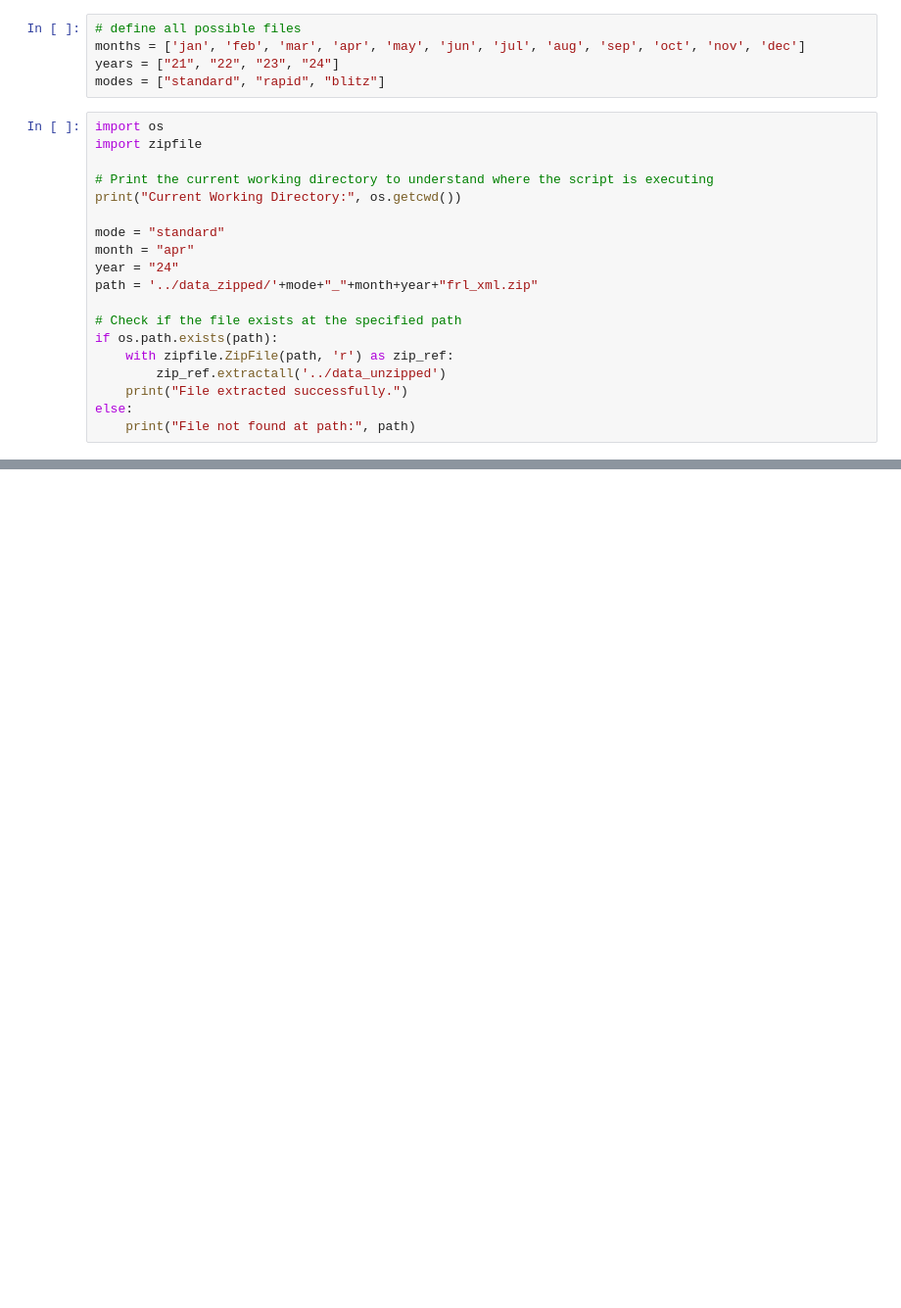
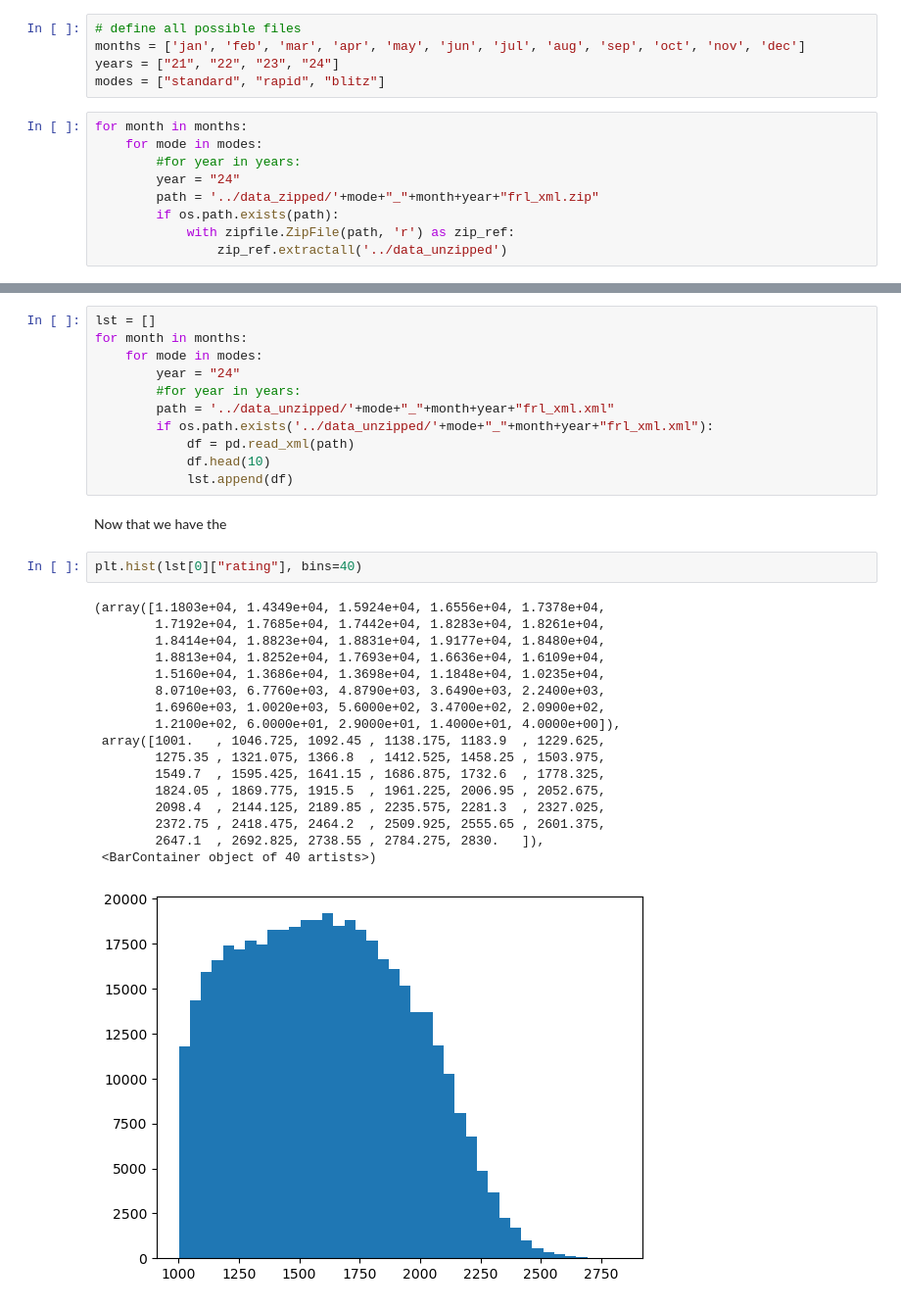
Before and after one commit to koalapowered/da_project, a Jupyter notebook: main/EDA.ipynb, the cells around one changed output, grey strips where cells are left out. Shown at 98% size. Drawn from its saved outputs; the diff is of its cells as text; blank space fills up the shorter version.

Commit message:
trying to extract info from the xml files

```diff
--- a/main/EDA.ipynb
+++ b/main/EDA.ipynb
@@ -29,21 +31,11 @@ months = ['jan', 'feb', 'mar', 'apr', 'may', 'jun', 'jul', 'aug', 'sep', 'oct',
 years = ["21", "22", "23", "24"]
 modes = ["standard", "rapid", "blitz"]
 # %%
-import os
-import zipfile
-
-# Print the current working directory to understand where the script is executing
-print("Current Working Directory:", os.getcwd())
-
-mode = "standard"
-month = "apr"
-year = "24"
-path = '../data_zipped/'+mode+"_"+month+year+"frl_xml.zip"
-
-# Check if the file exists at the specified path
-if os.path.exists(path):
-    with zipfile.ZipFile(path, 'r') as zip_ref:
-        zip_ref.extractall('../data_unzipped')
-    print("File extracted successfully.")
-else:
-    print("File not found at path:", path)
+for month in months:
+    for mode in modes:
+        #for year in years:
+        year = "24"
+        path = '../data_zipped/'+mode+"_"+month+year+"frl_xml.zip"
+        if os.path.exists(path):
+            with zipfile.ZipFile(path, 'r') as zip_ref:
+                zip_ref.extractall('../data_unzipped')
@@ -77,0 +42,33 @@ extract_all_zip_files(source_dir, destination_dir)
+# %%
+lst = []
+for month in months:
+    for mode in modes:
+        year = "24"
+        #for year in years:
+        path = '../data_unzipped/'+mode+"_"+month+year+"frl_xml.xml"
+        if os.path.exists('../data_unzipped/'+mode+"_"+month+year+"frl_xml.xml"):
+            df = pd.read_xml(path)
+            df.head(10)
+            lst.append(df)
+# %% [markdown]
+Now that we have the
+# %%
+plt.hist(lst[0]["rating"], bins=40)
+# %% [output]
+(array([1.1803e+04, 1.4349e+04, 1.5924e+04, 1.6556e+04, 1.7378e+04,
+        1.7192e+04, 1.7685e+04, 1.7442e+04, 1.8283e+04, 1.8261e+04,
+        1.8414e+04, 1.8823e+04, 1.8831e+04, 1.9177e+04, 1.8480e+04,
+        1.8813e+04, 1.8252e+04, 1.7693e+04, 1.6636e+04, 1.6109e+04,
+        1.5160e+04, 1.3686e+04, 1.3698e+04, 1.1848e+04, 1.0235e+04,
+        8.0710e+03, 6.7760e+03, 4.8790e+03, 3.6490e+03, 2.2400e+03,
+        1.6960e+03, 1.0020e+03, 5.6000e+02, 3.4700e+02, 2.0900e+02,
+        1.2100e+02, 6.0000e+01, 2.9000e+01, 1.4000e+01, 4.0000e+00]),
+ array([1001.   , 1046.725, 1092.45 , 1138.175, 1183.9  , 1229.625,
+        1275.35 , 1321.075, 1366.8  , 1412.525, 1458.25 , 1503.975,
+        1549.7  , 1595.425, 1641.15 , 1686.875, 1732.6  , 1778.325,
+        1824.05 , 1869.775, 1915.5  , 1961.225, 2006.95 , 2052.675,
+        2098.4  , 2144.125, 2189.85 , 2235.575, 2281.3  , 2327.025,
+        2372.75 , 2418.475, 2464.2  , 2509.925, 2555.65 , 2601.375,
+        2647.1  , 2692.825, 2738.55 , 2784.275, 2830.   ]),
+ <BarContainer object of 40 artists>)
+[figure, added]
```
Also changed, not shown: parts of 5 cells of this notebook.
